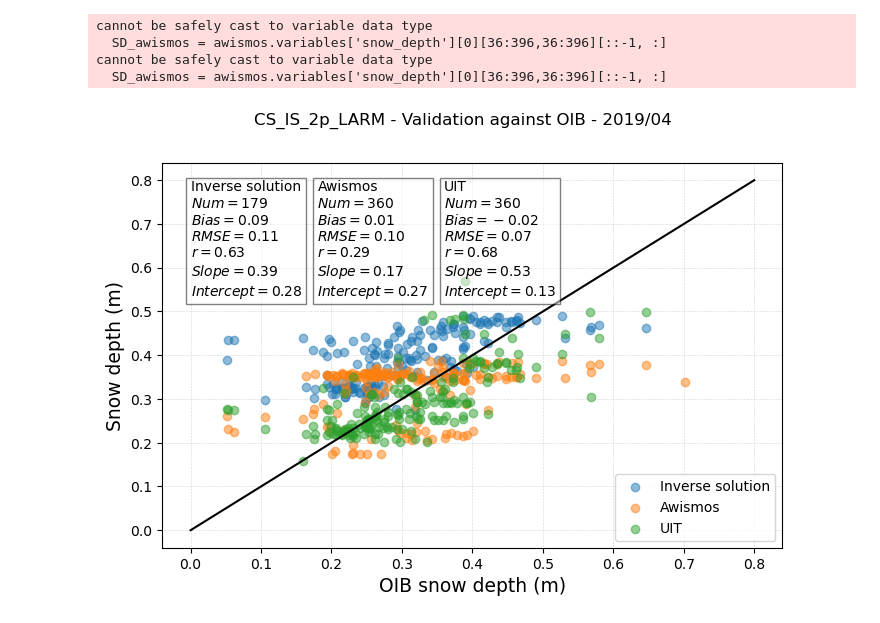
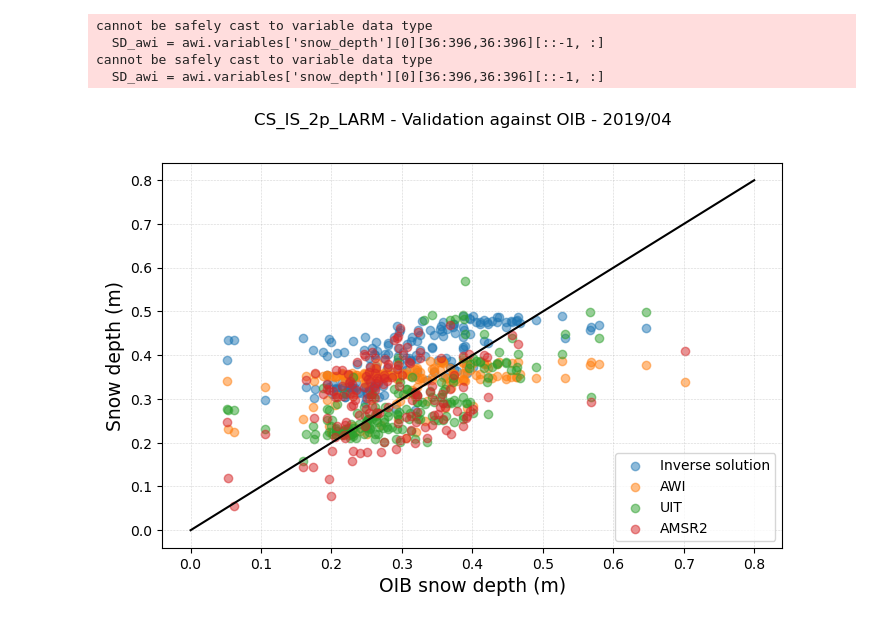
Before and after one commit to Elierb/Bayesian-trans-dimensional-inversion-from-satellite-altimeters-for-Arctic-ice-and-snow-retrievals, a Jupyter notebook: snow_ice/figures_paper/fig4.ipynb, the cells around one changed output. Saved outputs shown, nothing was run; the diff lists cells and outputs as text; code cells hidden in the pictures.

Commit message:
add AMSR2 validation

```diff
--- a/snow_ice/figures_paper/fig4.ipynb
+++ b/snow_ice/figures_paper/fig4.ipynb
@@ -94,11 +152,11 @@ OIB_files = ["/home/erb/masterproject/MSCI_project/validation_data/OIB_data/OIB_
              "/home/erb/masterproject/MSCI_project/validation_data/OIB_data/OIB_201904/20190420.nc",
              "/home/erb/masterproject/MSCI_project/validation_data/OIB_data/OIB_201904/20190422.nc"]
 
-awismos_file = ['/home/erb/masterproject/MSCI_project/validation_data/awismos/data_awismos_l3c_month/2019/awi-siral-l3c-sithick-cryosat2-rep-nh_25km_ease2-201904-fv2p4.nc']
+awi_file = ['/home/erb/masterproject/MSCI_project/validation_data/AWI/2.6_AWI_data/2019/awi-siral-l3c-sithick-cryosat2-rep-nh_25km_ease2-201904-fv2p6.nc']
 
-awismos = nc.Dataset(awismos_file[0])
-awismos.variables.keys()
-SD_awismos = awismos.variables['snow_depth'][0][36:396,36:396][::-1, :]
+awi = nc.Dataset(awi_file[0])
+awi.variables.keys()
+SD_awi = awi.variables['snow_depth'][0][36:396,36:396][::-1, :]
 
 lon_g = np.load("/home/erb/masterproject/MSCI_project/new_lon_25km.npy")
 lat_g = np.load("/home/erb/masterproject/MSCI_project/new_lat_25km.npy")
@@ -112,6 +170,6 @@ sie_map  = sie_file['20190415']
 SD_uit = np.load('/home/erb/masterproject/MSCI_project/validation_data/UIT_data/snow_201904_EASE2_laku_UIT.npy')
 # %% [output]
 cannot be safely cast to variable data type
-  SD_awismos = awismos.variables['snow_depth'][0][36:396,36:396][::-1, :]
+  SD_awi = awi.variables['snow_depth'][0][36:396,36:396][::-1, :]
 cannot be safely cast to variable data type
-  SD_awismos = awismos.variables['snow_depth'][0][36:396,36:396][::-1, :]
+  SD_awi = awi.variables['snow_depth'][0][36:396,36:396][::-1, :]
@@ -121,11 +244,14 @@ def snow_OIB(OIB_files):
     SD_OIB = nc.Dataset(OIB_files).variables['Snow Depth'][:,:]
     return SD_OIB
 # %%
-SD_OIB, SD_OIB_awi = [], []
+SD_amsr = snow_amsr2(amsr2_snow_files[0])
+
+SD_OIB, SD_OIB_awi, SD_OIB_amsr = [], [], []
 SD_OIB_uit = []
 snow_inverse = []
 snow_awismos = []
 snow_uit = []
+snow_amsr = []
 
 
 for i in range(len(OIB_files)):
@@ -149,8 +275,8 @@ for i in range(len(OIB_files)):
 
     for k in range(360):
         for j in range(360):
-            if not (file_OIB.mask[k][j]) and not np.isnan(SD_awismos[k][j]):
-                snow_awismos.append(SD_awismos[k][j])
+            if not (file_OIB.mask[k][j]) and not np.isnan(SD_awi[k][j]):
+                snow_awismos.append(SD_awi[k][j])
                 SD_OIB_awi.append(file_OIB[k][j])
 
 
@@ -163,14 +289,25 @@ for i in range(len(OIB_files)):
             if not (file_OIB.mask[k][j]) and not np.isnan(SD_uit[k][j]):
                 snow_uit.append(SD_uit[k][j])
                 SD_OIB_uit.append(file_OIB[k][j])
+
+for i in range(len(OIB_files)):
+
+    file_OIB = snow_OIB(OIB_files[i])
+
+    for k in range(360):
+        for j in range(360):
+            if not (file_OIB.mask[k][j]) and not np.isnan(SD_amsr[k][j]):
+                snow_amsr.append(SD_amsr[k][j])
+                SD_OIB_amsr.append(file_OIB[k][j])
 # %%
 fig = plt.figure(figsize = (8, 5))
 plt.suptitle('CS_IS_2p_LARM - Validation against OIB - 2019/04')
 
 
 plt.scatter(SD_OIB, snow_inverse, alpha = 0.5, label = 'Inverse solution')
-plt.scatter(SD_OIB_awi, snow_awismos, alpha = 0.5, label = 'Awismos')
+plt.scatter(SD_OIB_awi, snow_awismos, alpha = 0.5, label = 'AWI')
 plt.scatter(SD_OIB_uit, snow_uit, alpha = 0.5, label = 'UIT')
+plt.scatter(SD_OIB_amsr, snow_amsr, alpha = 0.5, label = 'AMSR2')
 plt.plot([0,0.8] , [0,0.8], 'k-')
 plt.grid(linestyle='dotted', linewidth ='0.4')
 plt.xlabel('OIB snow depth (m)', fontsize = 13.5)
@@ -189,7 +326,7 @@ textstr = '\n'.join((
     rf'$Slope = {slope:.2f}$',
     rf'$Intercept = {intercept:.2f}$'))
 box_props = dict(boxstyle='square', facecolor= 'white', alpha=0.5)
-plt.text(0, 0.8, textstr, bbox=box_props, verticalalignment='top')
+#plt.text(0, 0.8, textstr, bbox=box_props, verticalalignment='top')
 
 x_values = np.array([0,0.8])
 y_values = slope * x_values + intercept
@@ -199,36 +336,59 @@ md_snow_inverse, rmse_snow_inverse, r2_snow_inverse, slope, intercept = analyse(
 r_snow = pearson(SD_OIB_awi, snow_awismos)
 
 textstr = '\n'.join((
-    rf'Awismos',
-    rf'$Num = {len(SD_awismos)}$',
+    rf'AWI',
+    rf'$Num = {len(SD_awi)}$',
     rf'$Bias={md_snow_inverse:.2f}$',
     rf'$RMSE={rmse_snow_inverse:.2f}$',
     rf'$r = {r_snow:.2f}$',
     rf'$Slope = {slope:.2f}$',
     rf'$Intercept = {intercept:.2f}$'))
 box_props = dict(boxstyle='square', facecolor= 'white', alpha=0.5)
-plt.text(0.18, 0.8, textstr, bbox=box_props, verticalalignment='top')
+#plt.text(0.18, 0.8, textstr, bbox=box_props, verticalalignment='top')
 
 # Regression line
 x_values = np.array([0,0.8])
 y_values = slope * x_values + intercept
 
 md_snow_inverse, rmse_snow_inverse, r2_snow_inverse, slope, intercept = analyse(snow_uit, SD_OIB_uit)
 r_snow = pearson(SD_OIB_uit, snow_uit)
 
 textstr = '\n'.join((
     rf'UIT',
     rf'$Num = {len(SD_uit)}$',
     rf'$Bias={md_snow_inverse:.2f}$',
     rf'$RMSE={rmse_snow_inverse:.2f}$',
     rf'$r = {r_snow:.2f}$',
     rf'$Slope = {slope:.2f}$',
     rf'$Intercept = {intercept:.2f}$'))
 box_props = dict(boxstyle='square', facecolor= 'white', alpha=0.5)
-plt.text(0.36, 0.8, textstr, bbox=box_props, verticalalignment='top')
+#plt.text(0.36, 0.8, textstr, bbox=box_props, verticalalignment='top')
 
 # Regression line
 x_values = np.array([0,0.8])
 y_values = slope * x_values + intercept
+
+md_snow_inverse, rmse_snow_inverse, r2_snow_inverse, slope, intercept = analyse(snow_amsr, SD_OIB_amsr)
+r_snow = pearson(SD_OIB_amsr, snow_amsr)
+
+textstr = '\n'.join((
+    rf'AMSR2',
+    rf'$Num = {len(SD_amsr)}$',
+    rf'$Bias={md_snow_inverse:.2f}$',
+    rf'$RMSE={rmse_snow_inverse:.2f}$',
+    rf'$r = {r_snow:.2f}$',
+    rf'$Slope = {slope:.2f}$',
+    rf'$Intercept = {intercept:.2f}$'))
+box_props = dict(boxstyle='square', facecolor= 'white', alpha=0.5)
+#plt.text(0.54, 0.8, textstr, bbox=box_props, verticalalignment='top')
+
+# Regression line
+x_values = np.array([0,0.8])
+y_values = slope * x_values + intercept
+
+
+save_fig = 1
+if save_fig ==1 :
+    plt.savefig('/home/erb/masterproject/MSCI_project/snow_ice/CS_IS_2p_LARM/validation/validation_snow_oib_csis2p_delaunay.png', dpi = 300)
 # %% [output]
-[figure, old version]
+[figure, new version]
```
Also changed, not shown: parts of 3 cells of this notebook.
